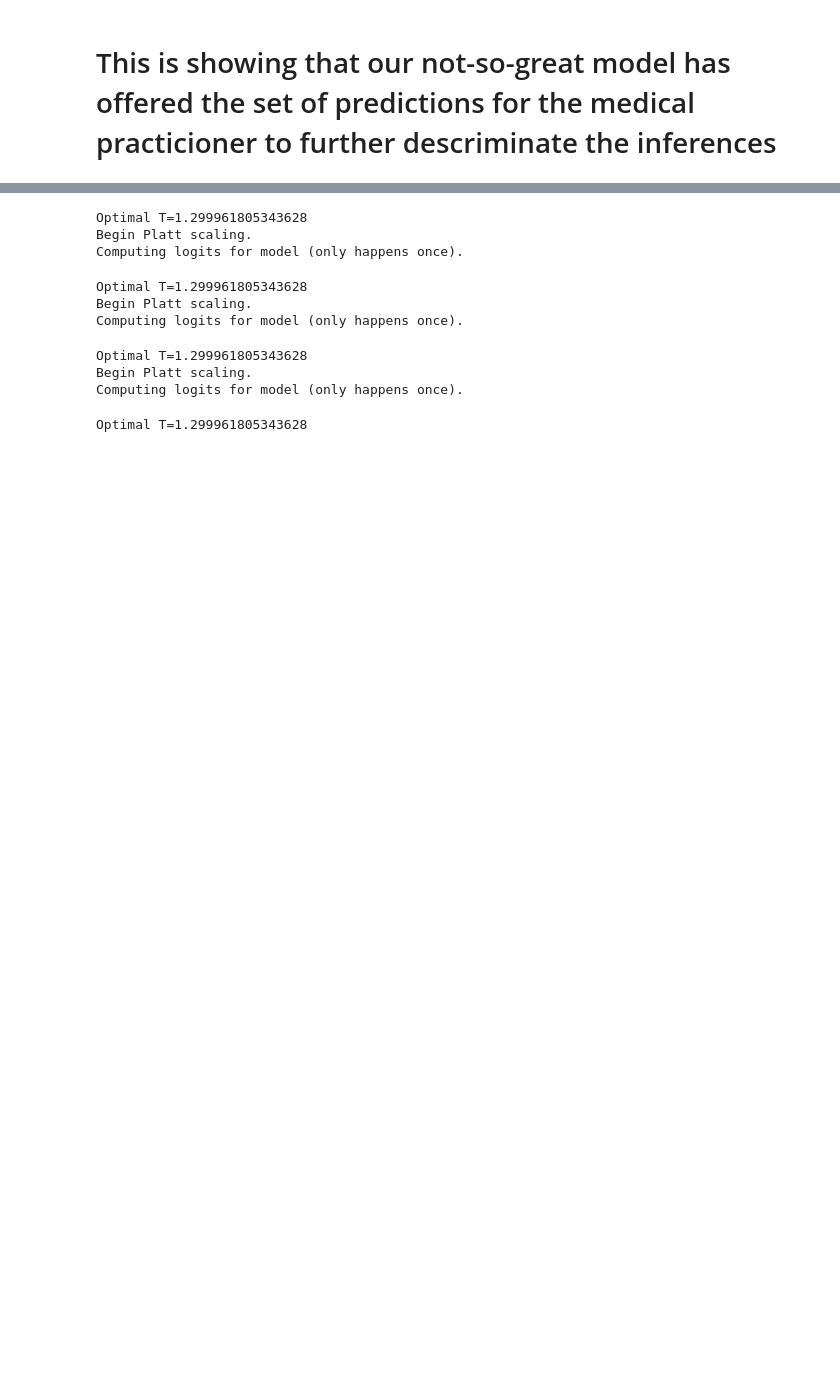
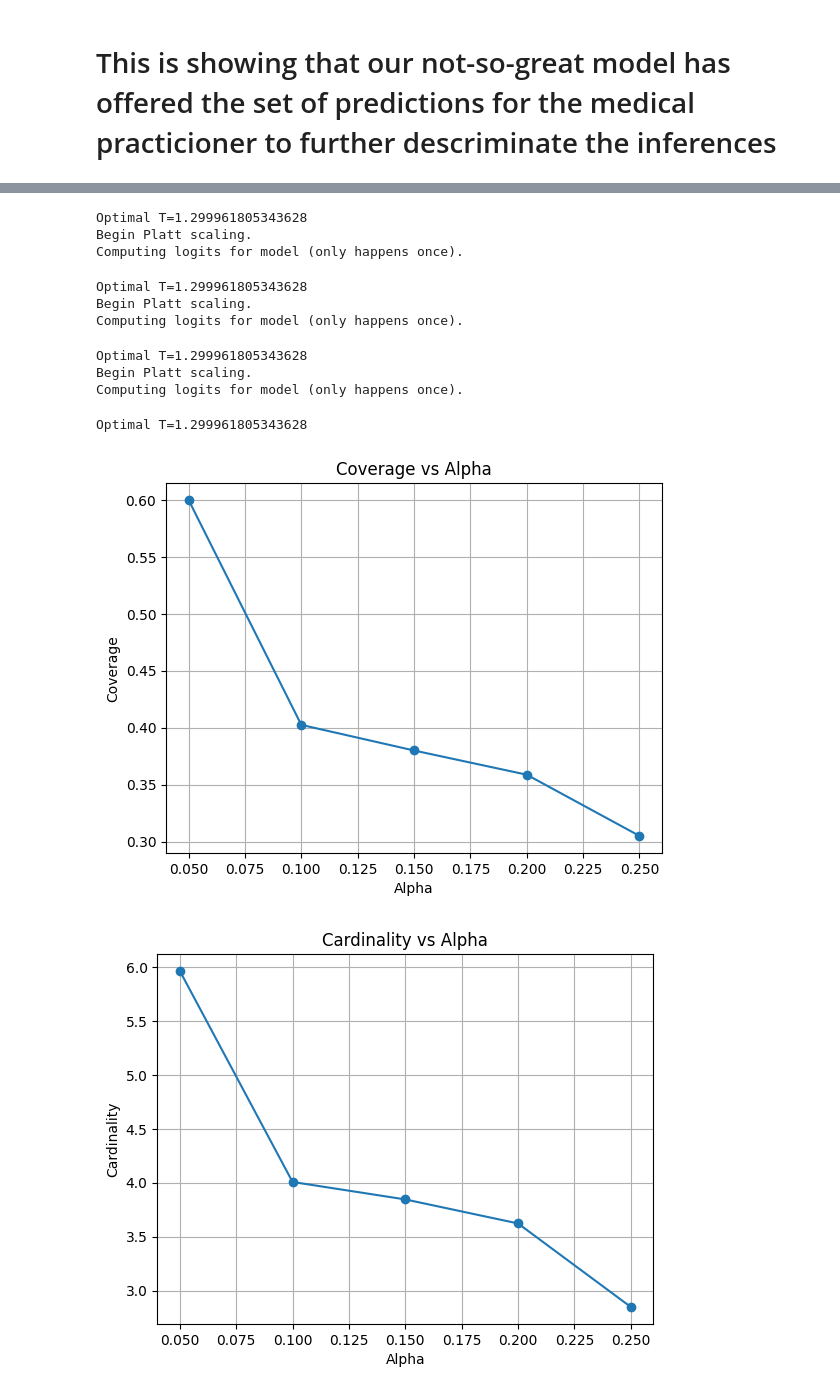
Before and after one commit to wkiger2/FinalProject, a Jupyter notebook: start_metric_raps_derm_study.ipynb, the cells around one changed output, grey strips where cells are left out. Saved outputs shown, nothing was run; the diff lists cells and outputs as text; code cells hidden in the pictures; blank space fills up the shorter version.

Commit message:
Add plots for coverage and cardinality RAPS + clean up

```diff
--- a/start_metric_raps_derm_study.ipynb
+++ b/start_metric_raps_derm_study.ipynb
@@ -169,7 +169,7 @@ def get_labels(model, explore_data):
   sets = []
   labels = class_names
 
-  for data in explore_data:
+  for data in validation_dataset:
     img, label = data
     scores, set = model(img.view(1,3,224,224).cuda())
     unnormalized_img = (img * torch.Tensor([0.229, 0.224, 0.225]).view(-1,1,1))+torch.Tensor([0.485, 0.456, 0.406]).view(-1,1,1)
@@ -230,30 +194,56 @@ def get_cardinality(prediction_sets: list) -> float:
     assert k
     return sum([len(x) for x in prediction_sets]) / k
 # %%
-cmodel_1 = ConformalModel(model, calib_loader, alpha=0.05, lamda_criterion='size')
-cmodel_2 = ConformalModel(model, calib_loader, alpha=0.1, lamda_criterion='size')
-cmodel_3 = ConformalModel(model, calib_loader, alpha=0.15, lamda_criterion='size')
-cmodel_4 = ConformalModel(model, calib_loader, alpha=0.20, lamda_criterion='size')
-cmodel_5 = ConformalModel(model, calib_loader, alpha=0.25, lamda_criterion='size')
+import matplotlib.pyplot as plt
 
-mosaiclist_1, sets_1, labels_1 = get_labels(cmodel_1, explore_data)
-mosaiclist_2, sets_2, labels_2 = get_labels(cmodel_2, explore_data)
-mosaiclist_3, sets_3, labels_3 = get_labels(cmodel_3, explore_data)
-mosaiclist_4, sets_4, labels_4 = get_labels(cmodel_4, explore_data)
-mosaiclist_5, sets_5, labels_5 = get_labels(cmodel_5, explore_data)
+alphas = [0.05, 0.1, 0.15, 0.2, 0.25]
+cmodels = []
+results = []
+
+for alpha in alphas:
+    cmodel = ConformalModel(model, calib_loader, alpha=alpha, lamda_criterion='size')
+    cmodels.append(cmodel)
+    mosaiclist, sets, labels = get_labels(cmodel, explore_data)
+    coverage = get_coverage(labels, sets)
+    cardinality = get_cardinality(sets)
+    results.append((coverage, cardinality))
+
+# Separate coverage and cardinality values
+coverages, cardinalities = zip(*results)
+
+# Plot coverage vs alpha
+plt.figure()
+plt.plot(alphas, coverages, marker='o')
+plt.xlabel('Alpha')
+plt.ylabel('Coverage')
+plt.title('Coverage vs Alpha')
+plt.grid()
+
+# Plot cardinality vs alpha
+plt.figure()
+plt.plot(alphas, cardinalities, marker='o')
+plt.xlabel('Alpha')
+plt.ylabel('Cardinality')
+plt.title('Cardinality vs Alpha')
+plt.grid()
+
+# Display the graphs
+plt.show()
 # %% [output]
 Begin Platt scaling.
 Computing logits for model (only happens once).
 Optimal T=1.299961805343628
 Begin Platt scaling.
 Computing logits for model (only happens once).
 Optimal T=1.299961805343628
 Begin Platt scaling.
 Computing logits for model (only happens once).
 Optimal T=1.299961805343628
 Begin Platt scaling.
 Computing logits for model (only happens once).
 Optimal T=1.299961805343628
 Begin Platt scaling.
 Computing logits for model (only happens once).
 Optimal T=1.299961805343628
+[figure, added]
+[figure, added]
```
Also changed, not shown: parts of 6 cells of this notebook.
